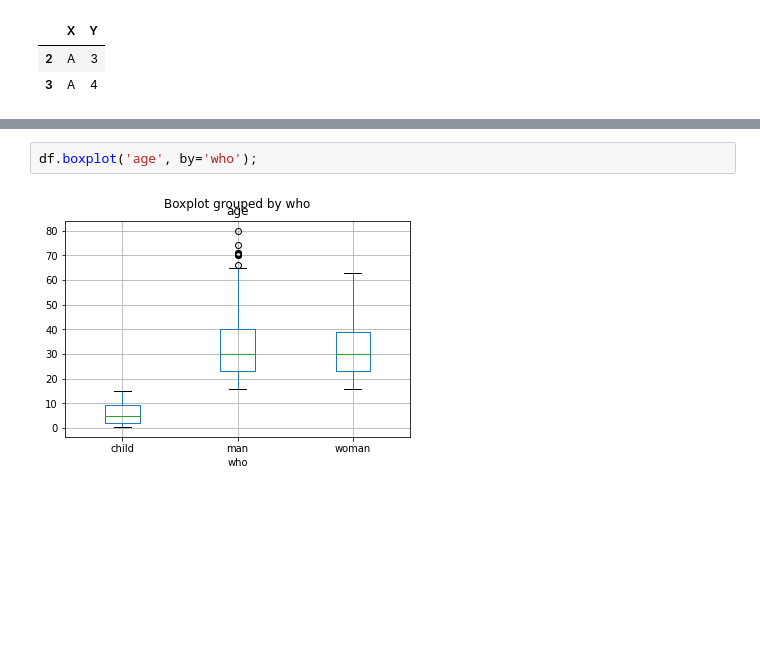
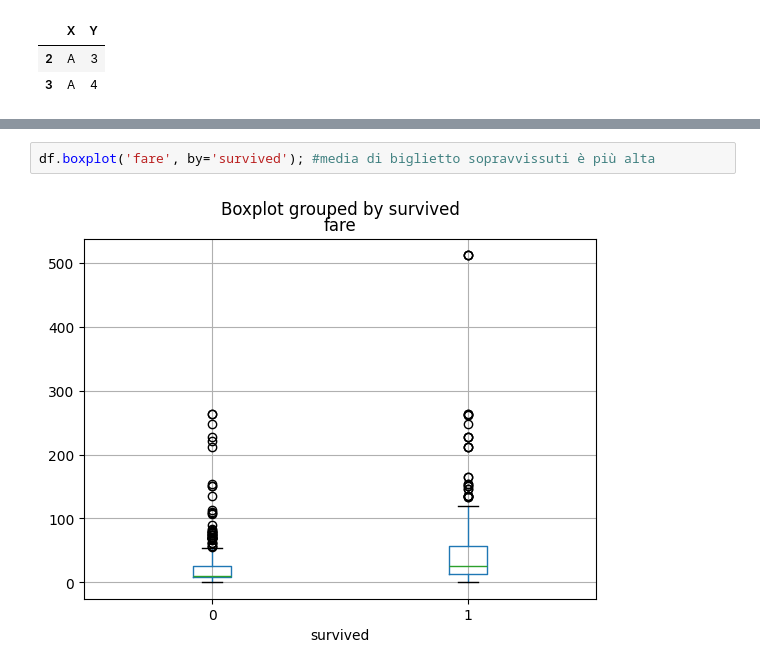
Before and after one commit to PatrickPasolini/MLDM_Lab, a Jupyter notebook: Python-Introduction/05a-pandas-titanic.ipynb, the cells around one changed output, grey strips where cells are left out. Drawn from its saved outputs; the diff is of its cells as text; blank space fills up the shorter version.

```diff
--- a/Python-Introduction/05a-pandas-titanic.ipynb
+++ b/Python-Introduction/05a-pandas-titanic.ipynb
@@ -726,4 +764,4 @@ Name: fare, dtype: float64
-# %%
-df.boxplot('age', by='who');
-# %% [output]
-[figure, removed]
+# %%
+df.boxplot('fare', by='survived'); #media di biglietto sopravvissuti è più alta
+# %% [output]
+[figure, added]
```
Also changed, not shown: parts of 33 cells of this notebook.
